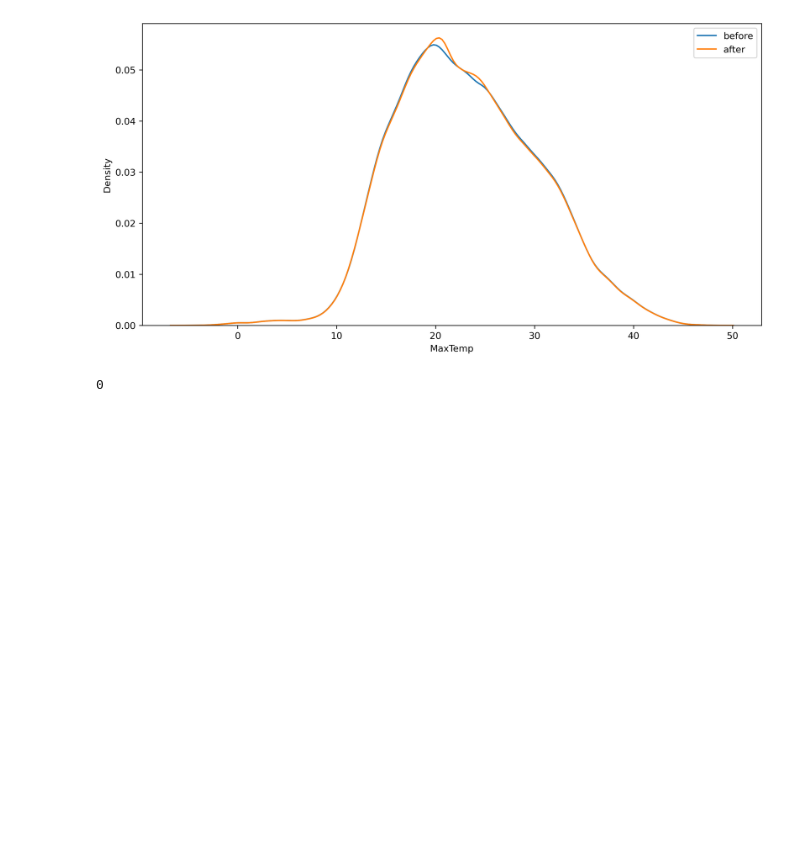
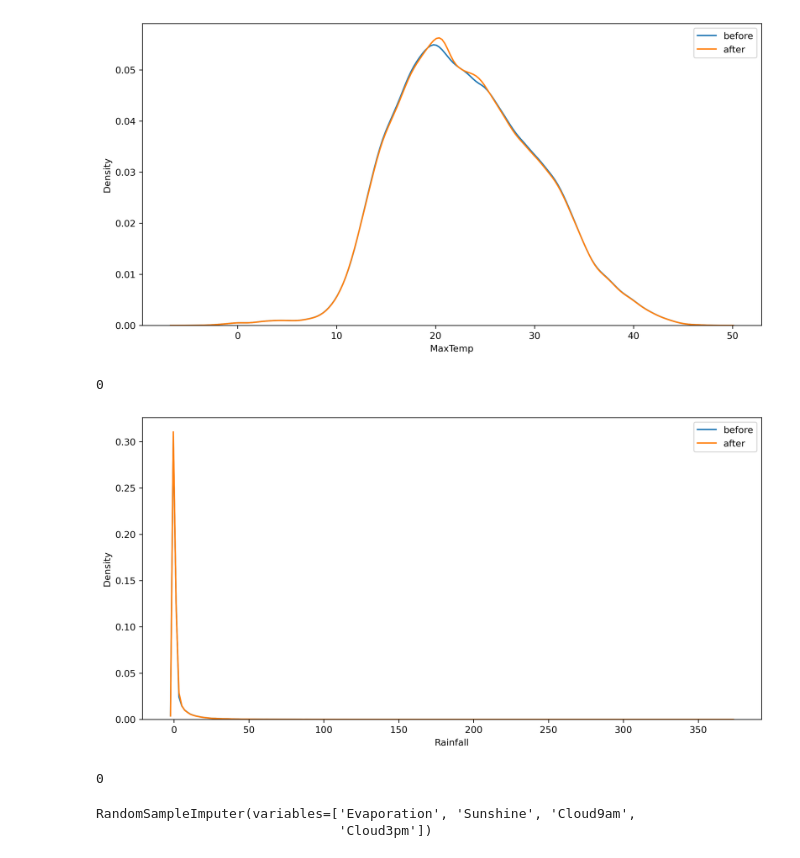
Before and after one commit to ashen007/Australia_rain_prediction, a Jupyter notebook: data cleaning.ipynb, the cells around one changed output. Saved outputs shown, nothing was run; the diff lists cells and outputs as text; code cells hidden in the pictures; blank space fills up the shorter version.

Commit message:
impute multiple features using random sampling

```diff
--- a/data cleaning.ipynb
+++ b/data cleaning.ipynb
@@ -124,3 +124,31 @@ data['MaxTemp'] = temp
 data['MaxTemp'].isna().sum()
 # %% [output]
 0
+# %%
+# rainfall feature
+replace_with = data.groupby(by='Location')['Rainfall'].mean().to_dict()
+impute = data['Location'].map(replace_with)
+temp = np.where(data.Rainfall.isna(),
+                impute,
+                data.Rainfall)
+
+plt.figure(figsize=[12, 6], dpi=300)
+sns.kdeplot(data['Rainfall'], label='before')
+sns.kdeplot(temp, label='after')
+plt.legend()
+plt.show()
+# %% [output]
+[figure, added]
+# %%
+data['Rainfall'] = temp
+data['Rainfall'].isna().sum()
+# %% [output]
+0
+# %%
+imputer = RandomSampleImputer(variables=['Evaporation', 'Sunshine', 'Cloud9am', 'Cloud3pm'],
+                              seed='general',
+                              seeding_method='add')
+imputer.fit(data)
+# %% [output]
+RandomSampleImputer(variables=['Evaporation', 'Sunshine', 'Cloud9am',
+                               'Cloud3pm'])
```
Also changed, not shown: parts of 6 cells of this notebook.
